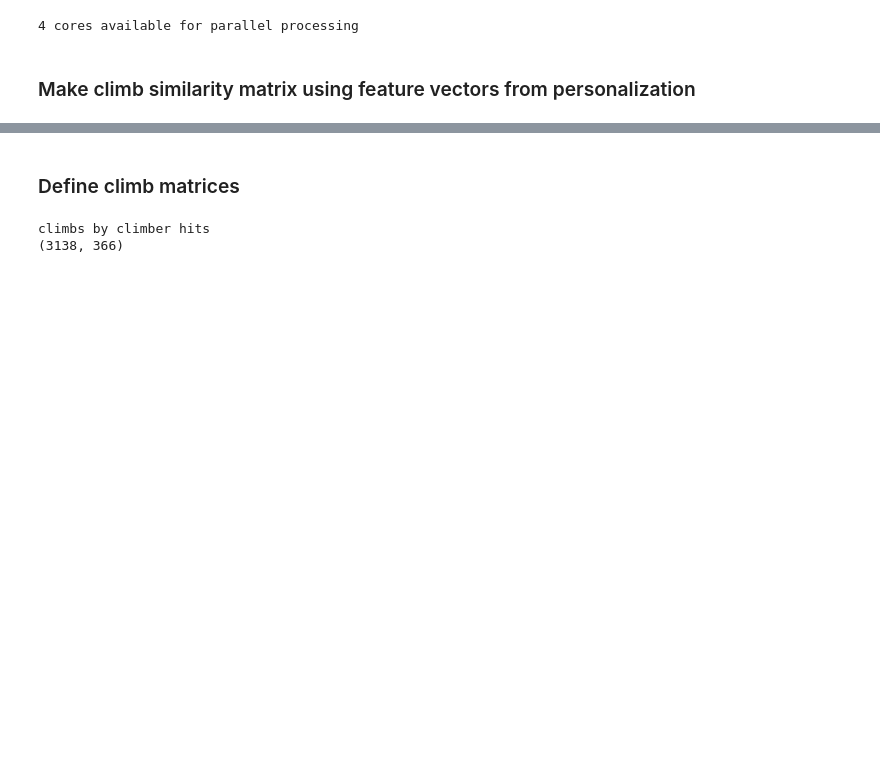
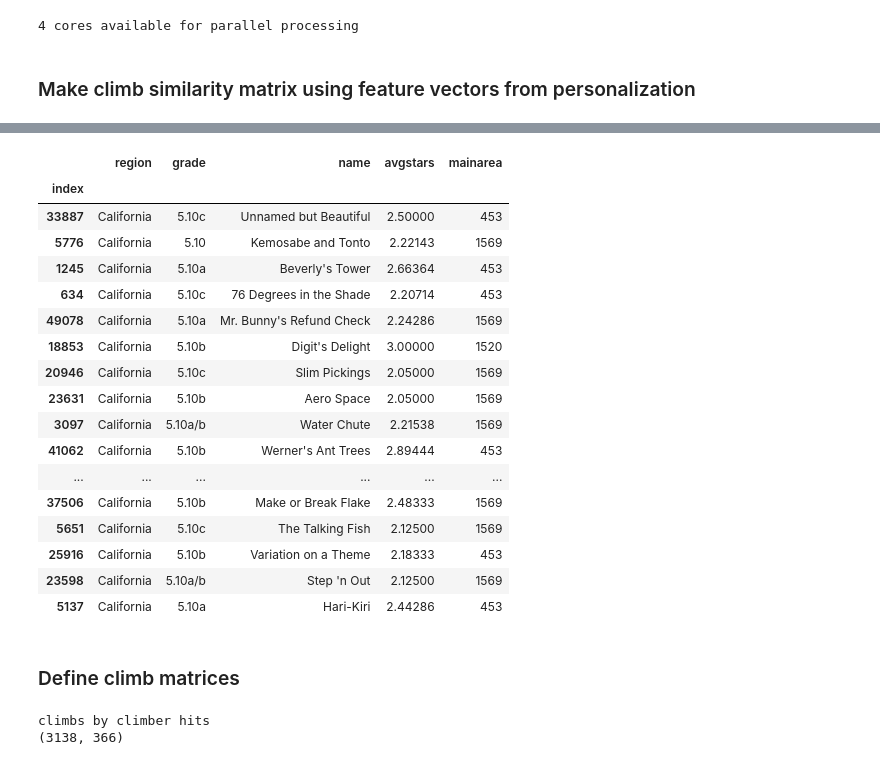
Before and after one commit to askerry/cragcrunch, a Jupyter notebook: Notebook 7. Clustering and Reduction.ipynb, the cells around one changed output, grey strips where cells are left out. Saved outputs shown, nothing was run; the diff lists cells and outputs as text; code cells hidden in the pictures; blank space fills up the shorter version.

```diff
--- a/Notebook 7. Clustering and Reduction.ipynb
+++ b/Notebook 7. Clustering and Reduction.ipynb
@@ -62,3 +134,24 @@ load in final climb X matrix
+# %%
+cdf.loc[dissimilar,['region','grade','name','avgstars', 'mainarea']]
+# %% [output]
+|  | region | grade | name | avgstars | mainarea |
+| index |  |  |  |  |  |
+| 33887 | California | 5.10c | Unnamed but Beautiful | 2.50000 | 453 |
+| 5776 | California | 5.10 | Kemosabe and Tonto | 2.22143 | 1569 |
+| 1245 | California | 5.10a | Beverly's Tower | 2.66364 | 453 |
+| 634 | California | 5.10c | 76 Degrees in the Shade | 2.20714 | 453 |
+| 49078 | California | 5.10a | Mr. Bunny's Refund Check | 2.24286 | 1569 |
+| 18853 | California | 5.10b | Digit's Delight | 3.00000 | 1520 |
+| 20946 | California | 5.10c | Slim Pickings | 2.05000 | 1569 |
+| 23631 | California | 5.10b | Aero Space | 2.05000 | 1569 |
+| 3097 | California | 5.10a/b | Water Chute | 2.21538 | 1569 |
+| 41062 | California | 5.10b | Werner's Ant Trees | 2.89444 | 453 |
+| ... | ... | ... | ... | ... | ... |
+| 37506 | California | 5.10b | Make or Break Flake | 2.48333 | 1569 |
+| 5651 | California | 5.10c | The Talking Fish | 2.12500 | 1569 |
+| 25916 | California | 5.10b | Variation on a Theme | 2.18333 | 453 |
+| 23598 | California | 5.10a/b | Step 'n Out | 2.12500 | 1569 |
+| 5137 | California | 5.10a | Hari-Kiri | 2.44286 | 453 |
 # %% [markdown]
 ### Define climb matrices
 # %%
```
Also changed, not shown: parts of 13 cells of this notebook, 23 other files.
